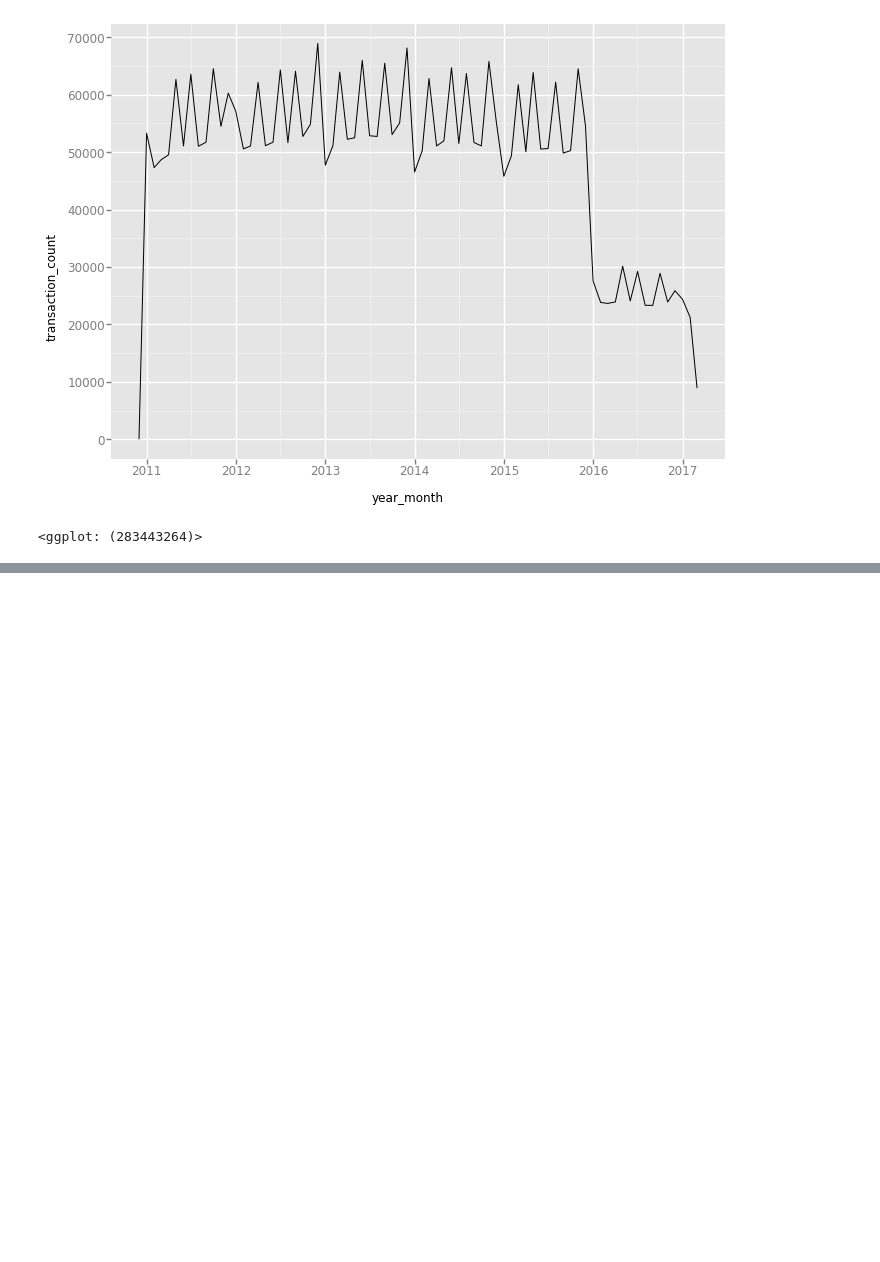
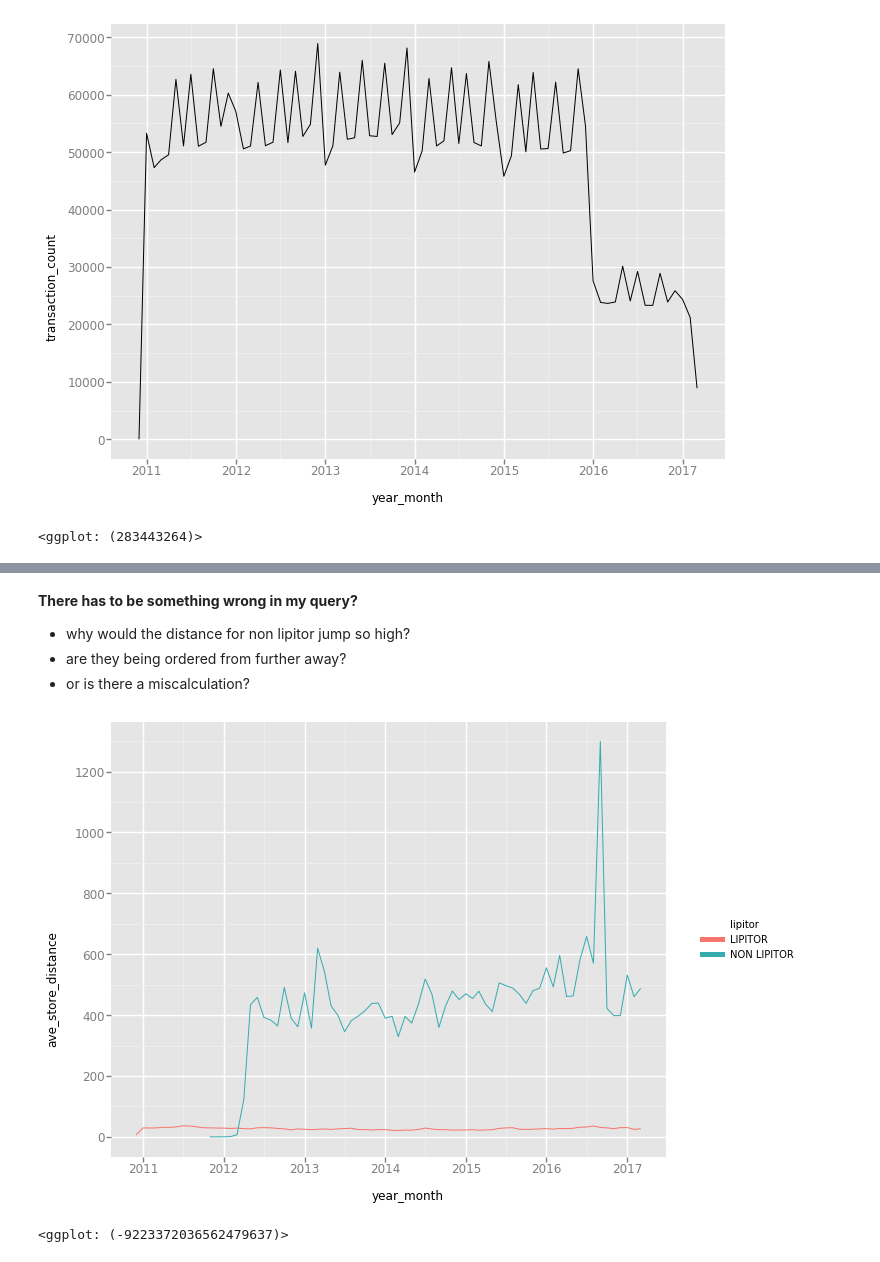
Before and after one commit to saramic/the-d-team, a Jupyter notebook: analysis/Lipitor_replacement.ipynb, the cells around one changed output, grey strips where cells are left out. Saved outputs shown, nothing was run; the diff lists cells and outputs as text; code cells hidden in the pictures; blank space fills up the shorter version.

```diff
--- a/analysis/Lipitor_replacement.ipynb
+++ b/analysis/Lipitor_replacement.ipynb
@@ -106,0 +167,13 @@ ggplot(
+# %% [markdown]
+**There has to be something wrong in my query?**
+* why would the distance for non lipitor jump so high?
+* are they being ordered from further away?
+* or is there a miscalculation?
+# %%
+ggplot(
+    aes(x='year_month', y='ave_store_distance', colour='lipitor'),
+    data=df_l_d_p) +\
+    geom_line()
+# %% [output]
+[figure, added]
+<ggplot: (-9223372036562479637)>
```
Also changed, not shown: parts of 6 cells of this notebook, 1 other file.
